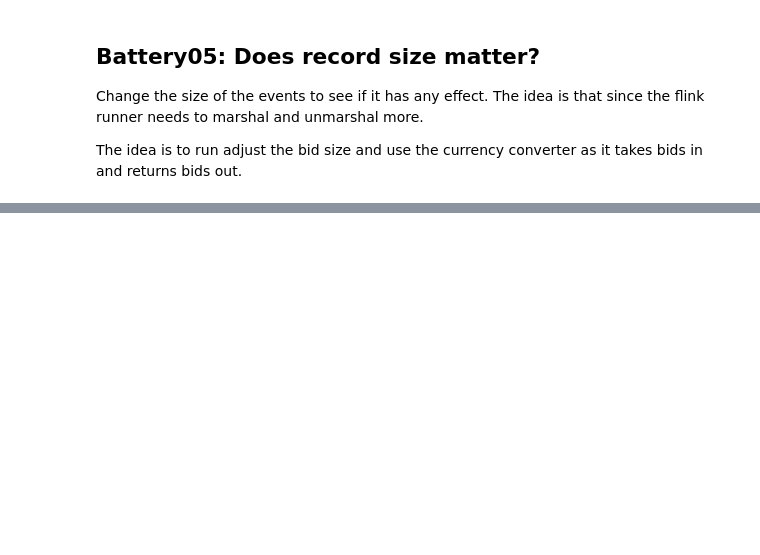
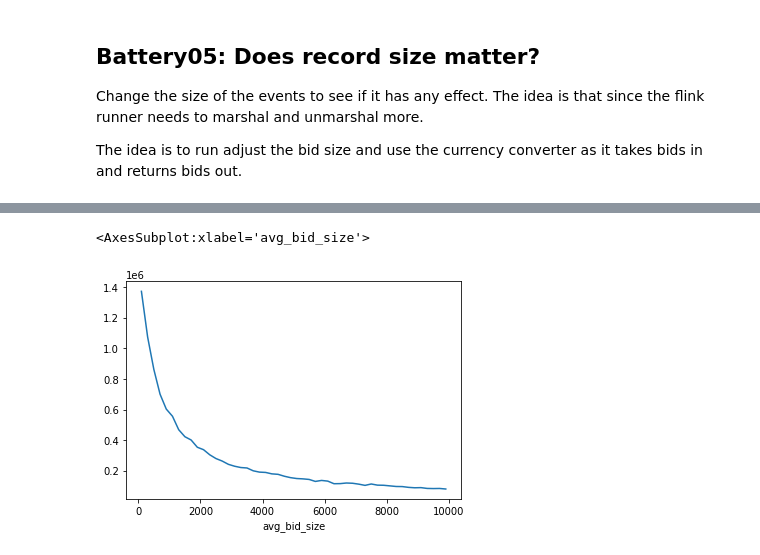
Before and after one commit to rHermes/thesis-beam-nexmark-benchmarks, a Jupyter notebook: process/explore.ipynb, the cells around one changed output, grey strips where cells are left out. Cells and saved outputs as stored; diff of their text form; code cells hidden in the pictures; blank space fills up the shorter version.

```diff
--- a/process/explore.ipynb
+++ b/process/explore.ipynb
@@ -125,3 +127,13 @@ Since we have seen that the coders doesn't matter, let's look at just the hand c
 This battery tests if the number of parallel operators change how affected the benchmark is.
 If there is no interplay here, there effect should simply be multiplied by the number of
 paralllelism.
+# %%
+def bat4_convert_to_df(wr):
+    df = pd.DataFrame.from_records(wr)
+    df["coder"] = df["coder"].astype("category")
+    df["query"] = df["query"].astype("category")
+
+    # We do some preprocessing here.
+    df = df.set_index(["query", "parallelism", "faster_copy", ]).sort_index()
+
+    return df
@@ -135,0 +231,5 @@ it takes bids in and returns bids out.
+# %%
+df.xs(True, level=1).groupby("avg_bid_size")["events_per_sec"].mean().plot()
+# %% [output]
+<AxesSubplot:xlabel='avg_bid_size'>
+[figure, added]
```
Also changed, not shown: parts of 16 cells of this notebook, 1 other file.
